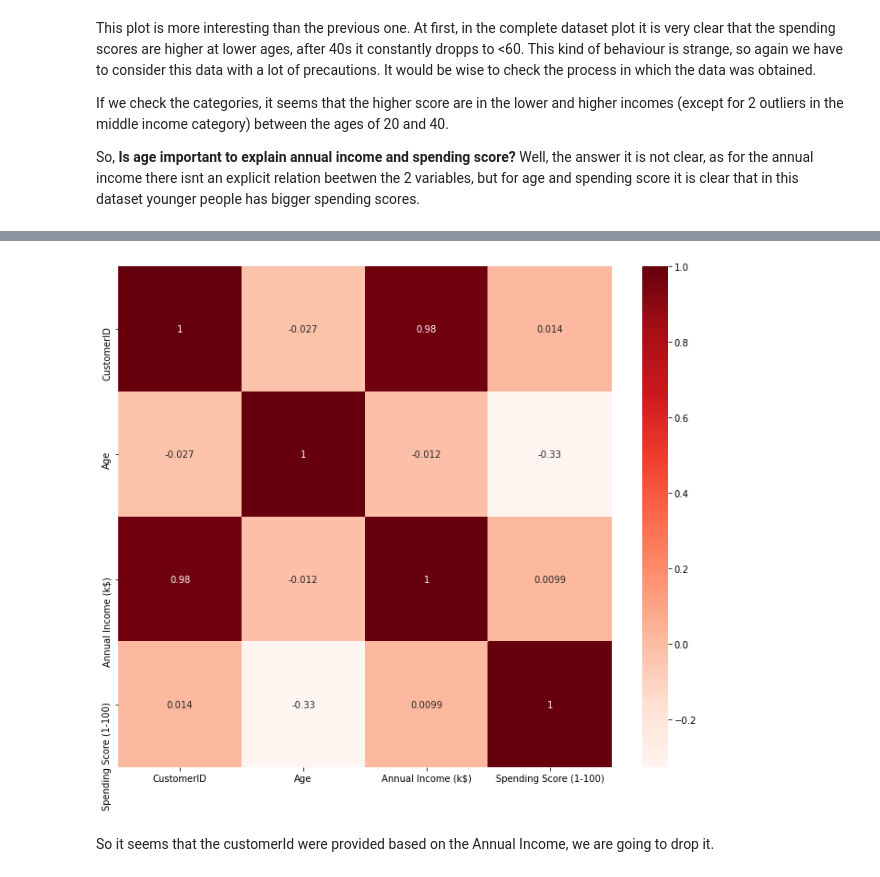
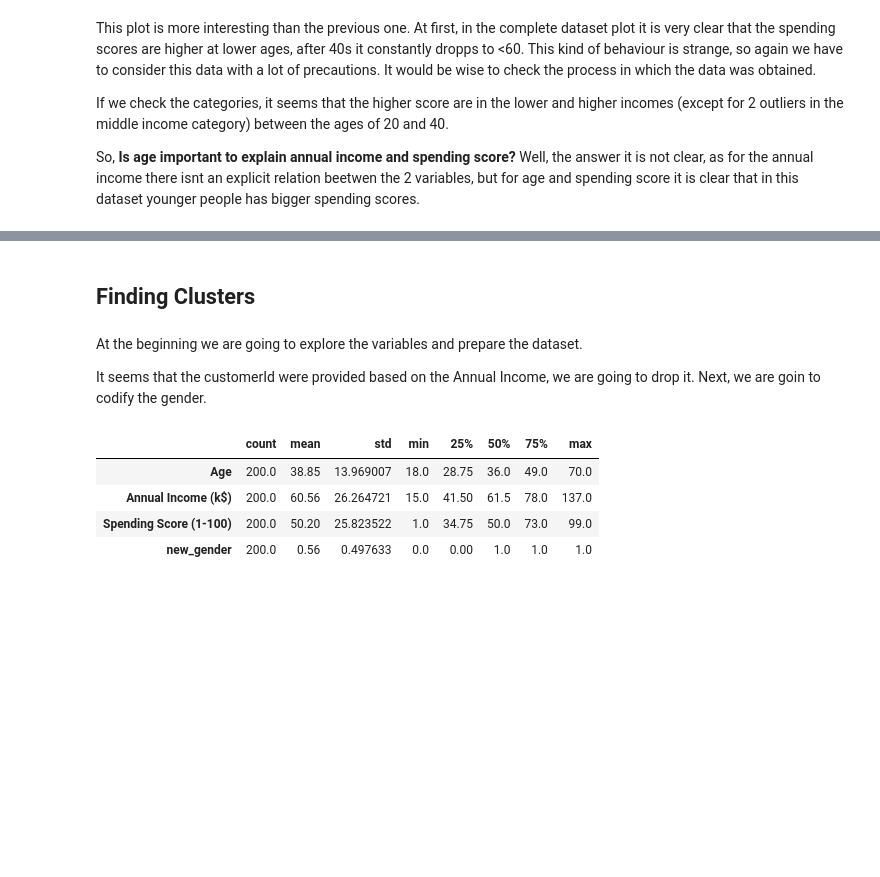
Before and after one commit to Lautaromgo/Data-Science, a Jupyter notebook: Mall Customer/Notebook/Mall_customers.ipynb, the cells around one changed output, grey strips where cells are left out. Cells and saved outputs as stored; diff of their text form; code cells hidden in the pictures; blank space fills up the shorter version.

```diff
--- a/Mall Customer/Notebook/Mall_customers.ipynb
+++ b/Mall Customer/Notebook/Mall_customers.ipynb
@@ -229,21 +225,20 @@ First of all we are going to check if there is any relation beetwen our data. Th
-# %%
-# Import necesary libraries
-import seaborn as sns
-
-# Pearson Correlation
-plt.figure(figsize=(12,10))
-cor = data.corr()
-sns.heatmap(cor, annot=True, cmap=plt.cm.Reds)
-plt.show()
-# %% [output]
-[figure, removed]
+# %% [markdown]
+## Finding Clusters
 # %% [markdown]
-So it seems that the customerId were provided based on the Annual Income, we are going to drop it.
+At the beginning we are going to explore the variables and prepare the dataset.
+
+It seems that the customerId were provided based on the Annual Income, we are going to drop it. Next, we are goin to codify the gender.
 # %%
-X = data.drop(['Spending Score (1-100)', 'Income Category', 'CustomerID'], axis = 1)
+data = data.drop(['Income Category', 'CustomerID'], axis = 1)
 
 # Change the values of Gender
-X['new_gender'] = np.select([data['Gender'] == 'Female', data['Gender'] == 'Male'], [1, 0])
-X = X.drop(['Gender'], axis = 1)
+data['new_gender'] = np.select([data['Gender'] == 'Female', data['Gender'] == 'Male'], [1, 0])
+data = data.drop(['Gender'], axis = 1)
 
-y = data['Spending Score (1-100)']
+data.describe().transpose()
+# %% [output]
+|  | count | mean | std | min | 25% | 50% | 75% | max |
+| Age | 200.0 | 38.85 | 13.969007 | 18.0 | 28.75 | 36.0 | 49.0 | 70.0 |
+| Annual Income (k$) | 200.0 | 60.56 | 26.264721 | 15.0 | 41.50 | 61.5 | 78.0 | 137.0 |
+| Spending Score (1-100) | 200.0 | 50.20 | 25.823522 | 1.0 | 34.75 | 50.0 | 73.0 | 99.0 |
+| new_gender | 200.0 | 0.56 | 0.497633 | 0.0 | 0.00 | 1.0 | 1.0 | 1.0 |
```
Also changed, not shown: parts of 20 cells of this notebook.
